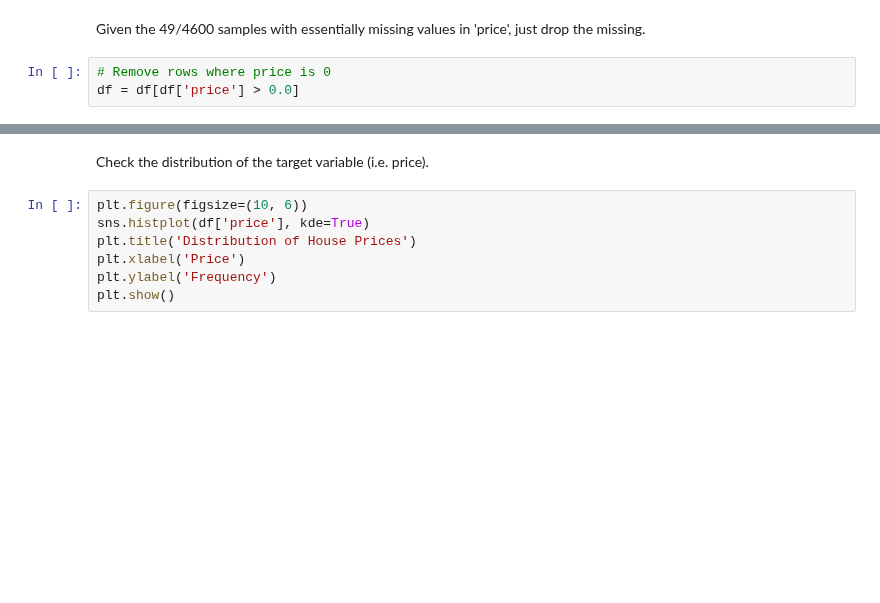
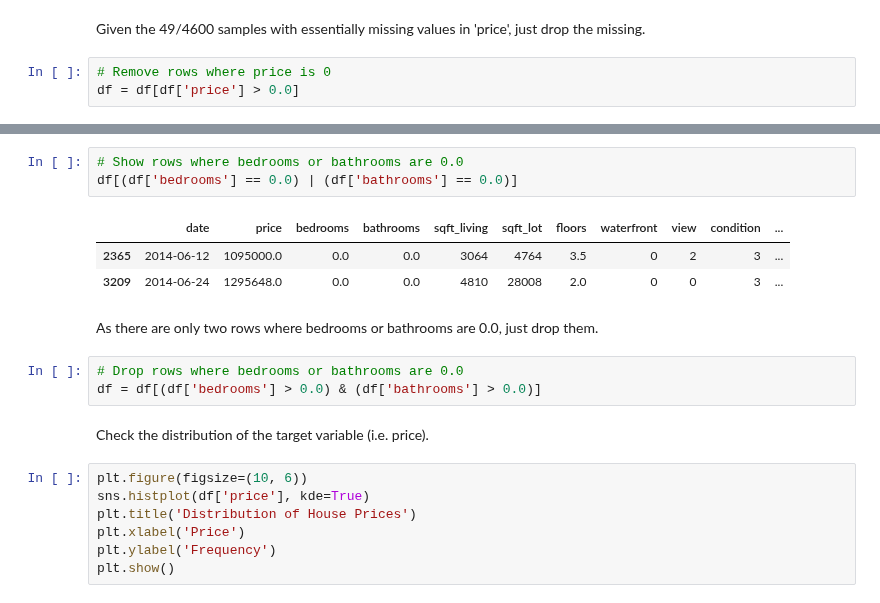
Before and after one commit to mortonki/House-prices, a Jupyter notebook: housing_eda.ipynb, the cells around one changed output, grey strips where cells are left out. Saved outputs shown, nothing was run; the diff lists cells and outputs as text; blank space fills up the shorter version.

```diff
--- a/housing_eda.ipynb
+++ b/housing_eda.ipynb
@@ -65,3 +78,15 @@ df = df[df['price'] > 0.0]
+# %%
+# Show rows where bedrooms or bathrooms are 0.0
+df[(df['bedrooms'] == 0.0) | (df['bathrooms'] == 0.0)]
+# %% [output]
+|  | date | price | bedrooms | bathrooms | sqft_living | sqft_lot | floors | waterfront | view | condition | ... |
+| 2365 | 2014-06-12 | 1095000.0 | 0.0 | 0.0 | 3064 | 4764 | 3.5 | 0 | 2 | 3 | ... |
+| 3209 | 2014-06-24 | 1295648.0 | 0.0 | 0.0 | 4810 | 28008 | 2.0 | 0 | 0 | 3 | ... |
+# %% [markdown]
+As there are only two rows where bedrooms or bathrooms are 0.0, just drop them.
+# %%
+# Drop rows where bedrooms or bathrooms are 0.0
+df = df[(df['bedrooms'] > 0.0) & (df['bathrooms'] > 0.0)]
 # %% [markdown]
 Check the distribution of the target variable (i.e. price).
 # %%
```
Also changed, not shown: parts of 24 cells of this notebook, 5 other files.
